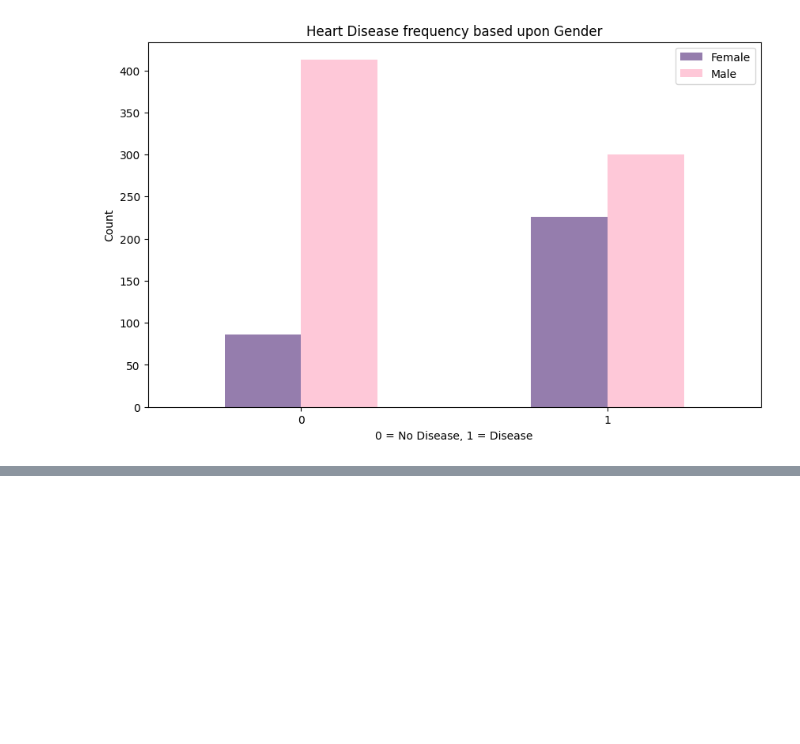
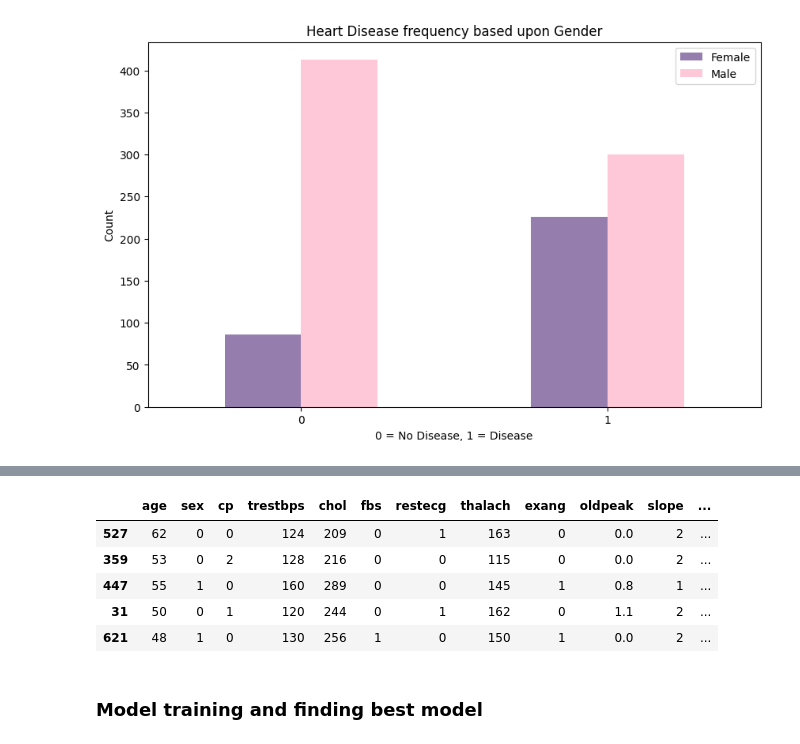
Before and after one commit to robinpabbi/Heart-Disease-Prediction, a Jupyter notebook: notebooks/EDA.ipynb, the cells around one changed output, grey strips where cells are left out. Saved outputs shown, nothing was run; the diff lists cells and outputs as text; code cells hidden in the pictures; blank space fills up the shorter version.

```diff
--- a/notebooks/EDA.ipynb
+++ b/notebooks/EDA.ipynb
@@ -221,0 +251,6 @@ plt.xticks(rotation=0)
+# %%
+X = df.drop('target', axis=1)
+
+y = df['target']
+
+X.head()
@@ -221,0 +279,4 @@ plt.xticks(rotation=0)
+# %%
+X_train, X_test, y_train, y_test = train_test_split(X, y, test_size=0.2, random_state=42)
+
+X_train.head(), len(X_train)
@@ -221,0 +298,11 @@ plt.xticks(rotation=0)
+# %%
+X_test.head()
+# %% [output]
+|  | age | sex | cp | trestbps | chol | fbs | restecg | thalach | exang | oldpeak | slope | ... |
+| 527 | 62 | 0 | 0 | 124 | 209 | 0 | 1 | 163 | 0 | 0.0 | 2 | ... |
+| 359 | 53 | 0 | 2 | 128 | 216 | 0 | 0 | 115 | 0 | 0.0 | 2 | ... |
+| 447 | 55 | 1 | 0 | 160 | 289 | 0 | 0 | 145 | 1 | 0.8 | 1 | ... |
+| 31 | 50 | 0 | 1 | 120 | 244 | 0 | 1 | 162 | 0 | 1.1 | 2 | ... |
+| 621 | 48 | 1 | 0 | 130 | 256 | 1 | 0 | 150 | 1 | 0.0 | 2 | ... |
+# %% [markdown]
+### Model training and finding best model
```
Also changed, not shown: parts of 14 cells of this notebook, 1 other file.
